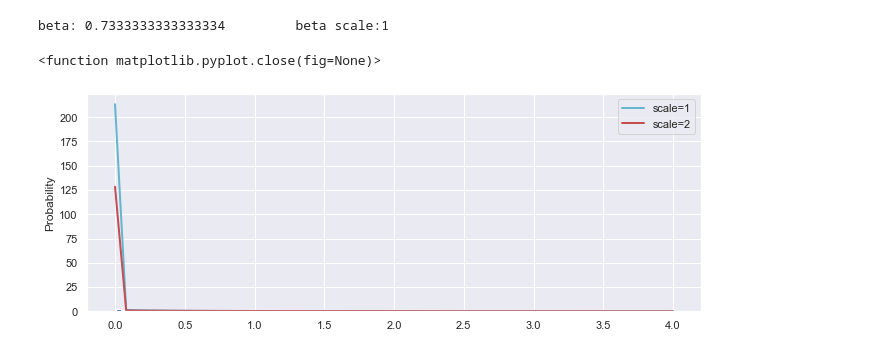
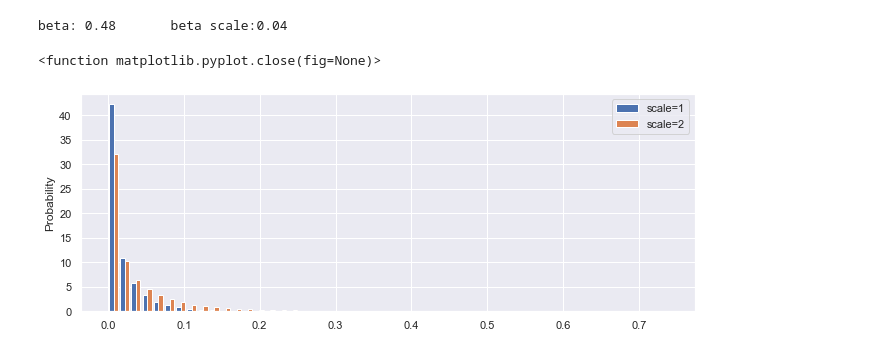
Before and after one commit to zuzancek/corona, a Jupyter notebook: SIR/Calibration_SIR.ipynb, the cells around one changed output. Drawn from its saved outputs; the diff is of its cells as text; code cells hidden in the pictures.

```diff
--- a/SIR/Calibration_SIR.ipynb
+++ b/SIR/Calibration_SIR.ipynb
@@ -10,42 +10,40 @@ import plotly.graph_objects as go
 import matplotlib.pyplot as plt
 import seaborn as sns
 import time
-import init as z
-import simulate_corona as sc
-import simulate_corona_senior as scs
-import multiprocessing as mp
+import init_common as z
+import init_spec_gamma as zz
 import load_part as lp
 
 sns.set(rc={'figure.figsize':(11, 4)})
 
 ## Plotting
 ## 1. Histogram beta ~ gamma dist
 # parameters: shape,scale,size
 sim_num=10**5
 num_bin = 50
-beta = z.beta;
-beta_scale = z.beta_scale
+beta = zz.beta;
+beta_scale = zz.beta_scale
 beta_scale2 = beta_scale*2
 print("beta: "+str(beta)+"\t beta scale:"+str(beta_scale))
 
 beta_vec1 = np.random.gamma(beta,beta_scale,sim_num)
 beta_vec2 = np.random.gamma(beta,beta_scale2,sim_num)
 beta_max0 = 4
 beta_vec_adj1 = np.where(beta_vec1>beta_max0,beta_max0, beta_vec1)
 beta_vec_adj2 = np.where(beta_vec2>beta_max0,beta_max0, beta_vec2)
 cnt,bins,ign = plt.hist([beta_vec_adj1,beta_vec_adj2],bins=num_bin,density=True)
 #yy1=bins**(beta-1)*(np.exp(-bins/beta_scale)/(sps.gamma(beta)*beta_scale**beta))
 #yy2=bins**(beta-1)*(np.exp(-bins/beta_scale2)/(sps.gamma(beta)*beta_scale2**beta))
 #plt.plot(bins,yy1,linewidth=2,color='c')
 #plt.plot(bins,yy2,linewidth=2,color='r')
 plt.legend(['scale=1', 'scale=2'])
 plt.ylabel('Probability')
 plt.savefig("./fig/Histogram_betas_0.png")
 plt.close
 # %% [output]
-beta: 0.7333333333333334         beta scale:1
+beta: 0.48       beta scale:0.04
 <function matplotlib.pyplot.close(fig=None)>
-[figure, old version]
+[figure, new version]
 # %%
 # 2. Histogram: beta~ beta dist. (very narrow)
 beta_vec = np.random.beta(40,95,sim_num)
```
Also changed, not shown: parts of 3 cells of this notebook, 10 other files.
